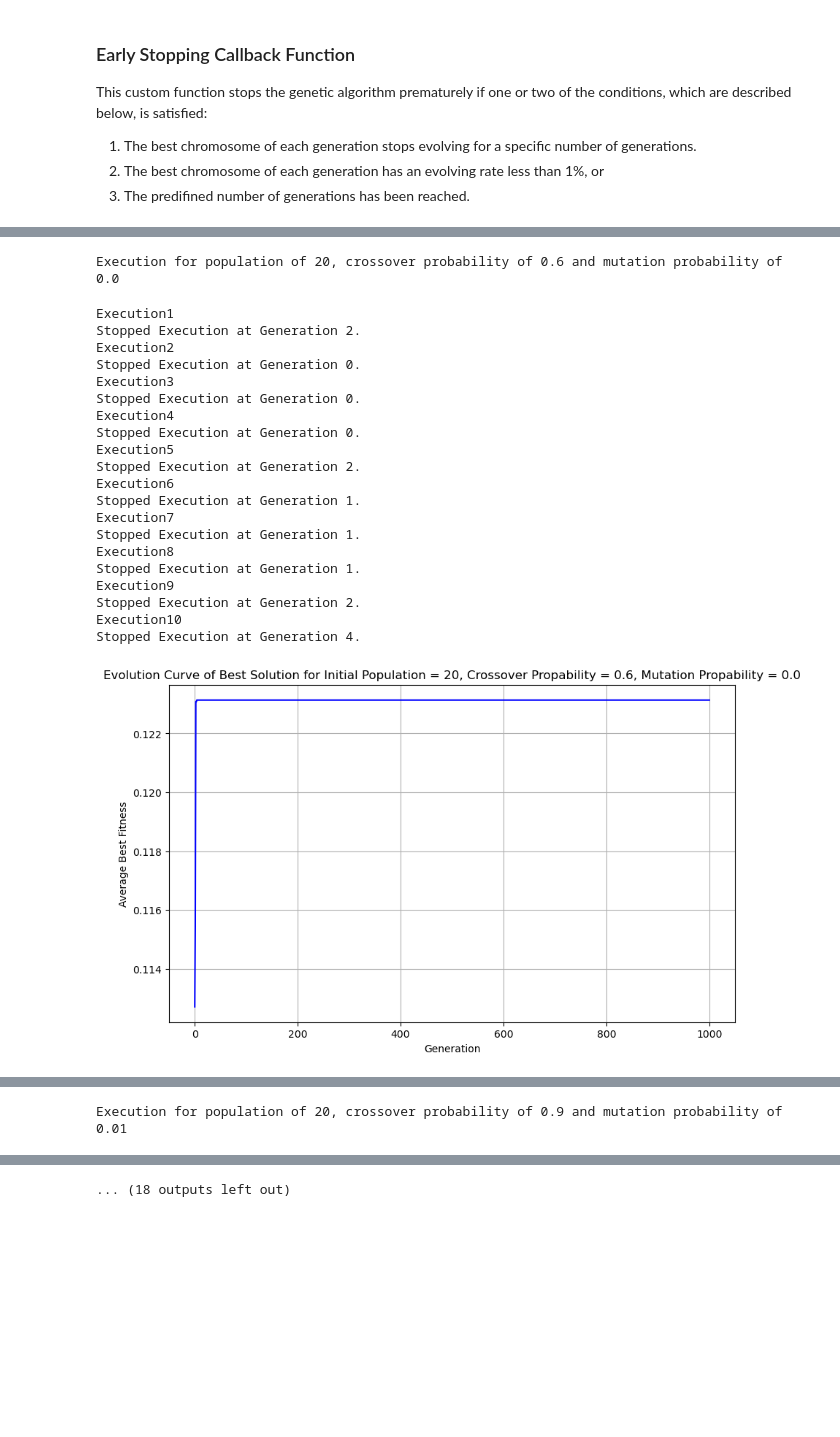
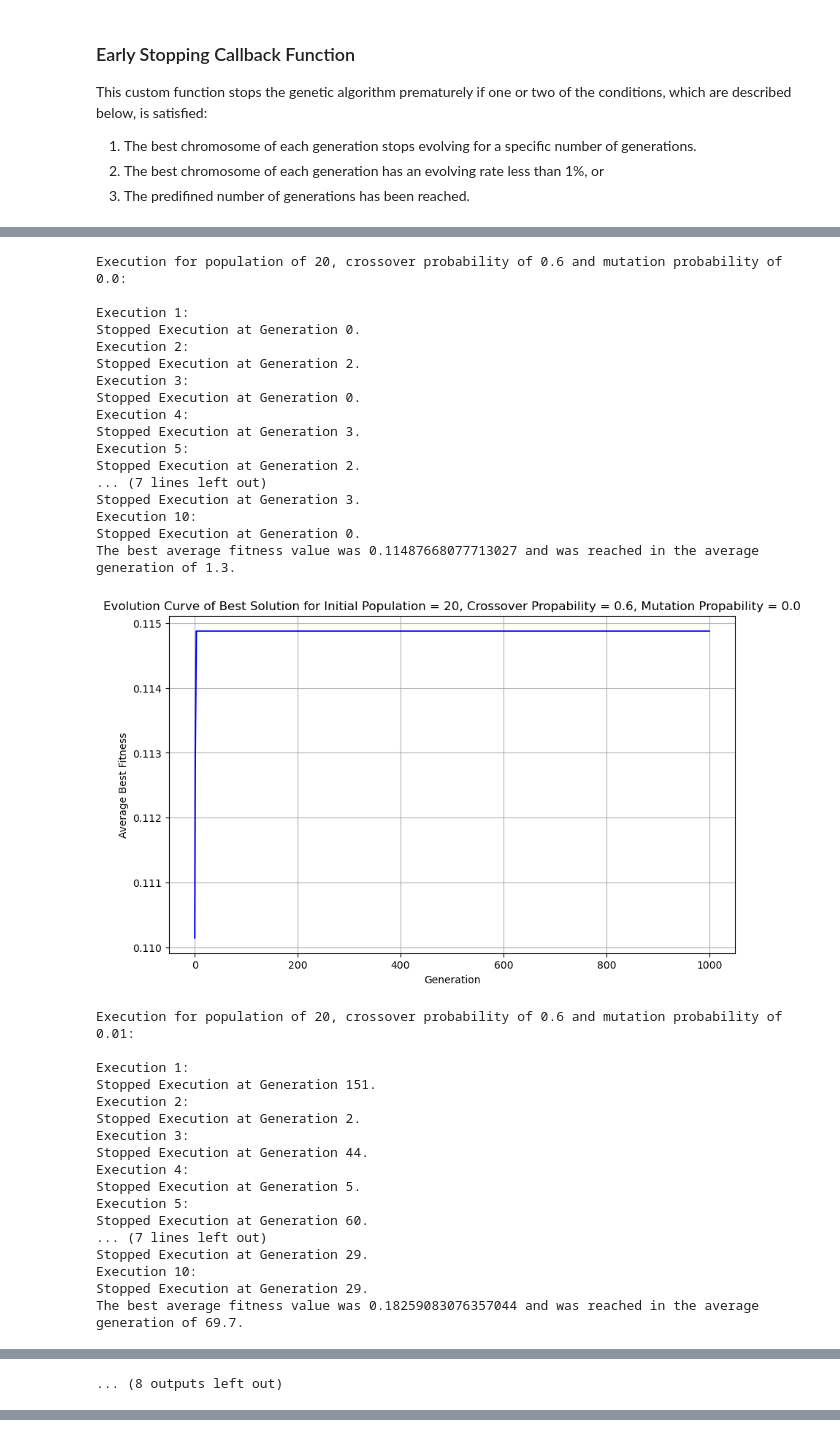
Before and after one commit to kwnkapog/Genetic-Algorithms-Project, a Jupyter notebook: project.ipynb, the cells around one changed output, grey strips where cells are left out. Saved outputs shown, nothing was run; the diff lists cells and outputs as text; code cells hidden in the pictures; blank space fills up the shorter version.

Commit message:
Fixed better the run_ga_instance() function for utils.py and added some stuff in the project.ipynb

```diff
--- a/project.ipynb
+++ b/project.ipynb
@@ -167,47 +167,65 @@ The goal is to observe the behavior of the genetic algorithm for different value
 # %%
 best_solution_per_instance = []
-stopping_generations = []
+mean_stopping_generations = []
+mean_best_fitness_values = []
 
 parameters = [[20,0.6,0.0],
               [20,0.6,0.01],
               [20,0.6,0.1],
               [20,0.9,0.01],
               [20,0.1,0.01],
               [200,0.6,0.0],
               [200,0.6,0.01],
               [200,0.6,0.1],
               [200,0.9,0.01],
               [200,0.1,0.01]]
 
 for parameter in parameters:
-    print(f"Execution for population of {parameter[0]}, crossover probability of {parameter[1]} and mutation probability of {parameter[2]}")
+    print(f"Execution for population of {parameter[0]}, crossover probability of {parameter[1]} and mutation probability of {parameter[2]}:\n")
 
     initial_populations = ul.create_initial_populations(10,parameter[0])
     ga_instances = ul.set_ga_instances(initial_populations, 1000, parameter[1], parameter[2], fitness_func, early_stopping_callback)
-    gen_fitness,solution,mean_ending_generation = ul.run_instances(ga_instances)
+    gen_fitness,solution,mean_ending_generation,best_mean_fitness_value = ul.run_instances(ga_instances)
+
+    print(f"The best average fitness value was {best_mean_fitness_value} and was reached in the average generation of {mean_ending_generation}.\n")
+
     best_solution_per_instance.append(solution)
-    stopping_generations.append(mean_ending_generation)
+    mean_stopping_generations.append(mean_ending_generation)
+    mean_best_fitness_values.append(best_mean_fitness_value)
     ul.plot_evolution_curve(gen_fitness, parameter[0], parameter[1], parameter[2])
 # %% [output]
-Execution for population of 20, crossover probability of 0.6 and mutation probability of 0.0
+Execution for population of 20, crossover probability of 0.6 and mutation probability of 0.0:
+
+Execution 1:
+Stopped Execution at Generation 0.
+Execution 2:
+Stopped Execution at Generation 2.
+Execution 3:
+Stopped Execution at Generation 0.
+Execution 4:
+Stopped Execution at Generation 3.
+Execution 5:
+Stopped Execution at Generation 2.
+... (7 lines left out)
+Stopped Execution at Generation 3.
+Execution 10:
+Stopped Execution at Generation 0.
+The best average fitness value was 0.11487668077713027 and was reached in the average generation of 1.3.
+[figure, new version]
-Execution1
+Execution for population of 20, crossover probability of 0.6 and mutation probability of 0.01:
+
+Execution 1:
+Stopped Execution at Generation 151.
+Execution 2:
 Stopped Execution at Generation 2.
-Execution2
-Stopped Execution at Generation 0.
-Execution3
-Stopped Execution at Generation 0.
-Execution4
-Stopped Execution at Generation 0.
-Execution5
-Stopped Execution at Generation 2.
-Execution6
-Stopped Execution at Generation 1.
-Execution7
-Stopped Execution at Generation 1.
-Execution8
-Stopped Execution at Generation 1.
-Execution9
-Stopped Execution at Generation 2.
-Execution10
-Stopped Execution at Generation 4.
+Execution 3:
+Stopped Execution at Generation 44.
+Execution 4:
+Stopped Execution at Generation 5.
+Execution 5:
+Stopped Execution at Generation 60.
+... (7 lines left out)
+Stopped Execution at Generation 29.
+Execution 10:
+Stopped Execution at Generation 29.
+The best average fitness value was 0.18259083076357044 and was reached in the average generation of 69.7.
-[figure, old version]
@@ -258 +305 @@ Stopped Execution at Generation 203.
-Execution for population of 20, crossover probability of 0.9 and mutation probability of 0.01
+... (8 outputs left out)
@@ -280 +305,0 @@ Stopped Execution at Generation 39.
-... (18 outputs left out)
```
Also changed, not shown: parts of 4 cells of this notebook, 1 other file.
